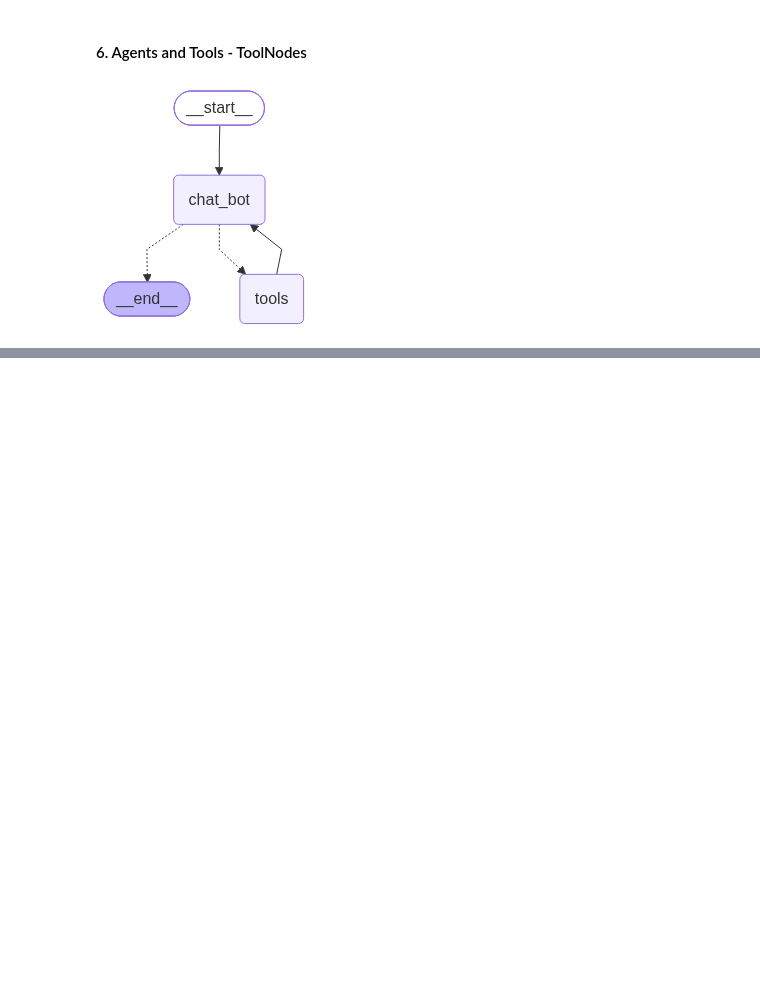
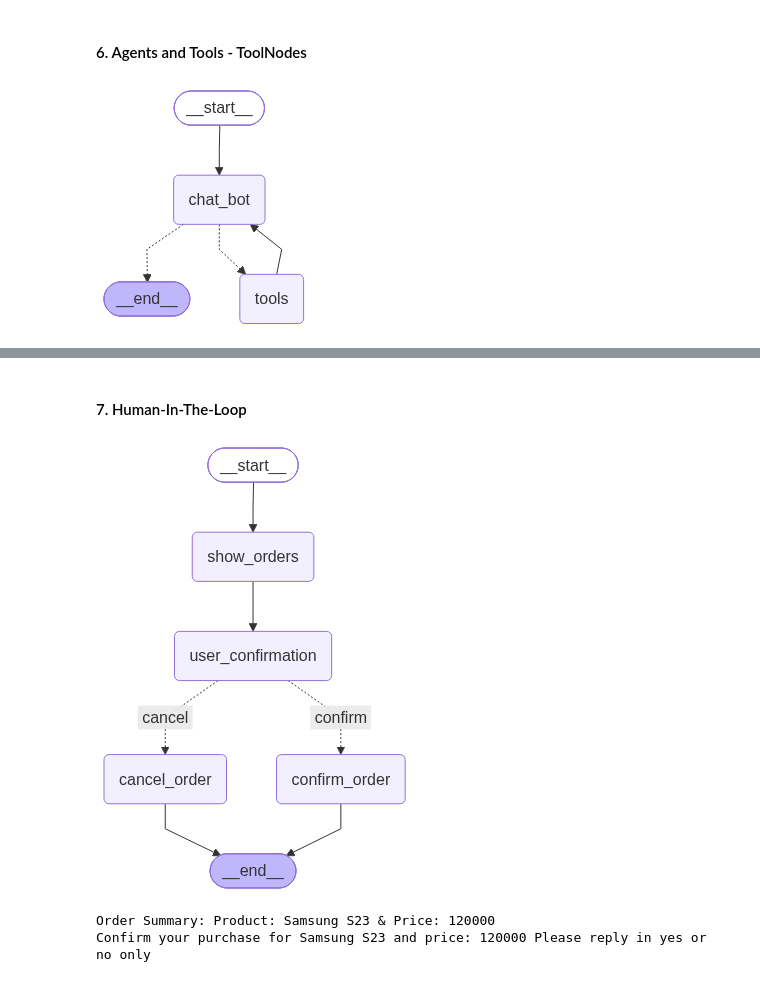
Before and after one commit to chetan99ai/langgraph-project, a Jupyter notebook: langgraph_concepts.ipynb, the cells around one changed output, grey strips where cells are left out. Saved outputs shown, nothing was run; the diff lists cells and outputs as text; code cells hidden in the pictures; blank space fills up the shorter version.

Commit message:
LangGraph - Human In The Loop

```diff
--- a/langgraph_concepts.ipynb
+++ b/langgraph_concepts.ipynb
@@ -444,0 +443,79 @@ Let me know if you’d like more details or a different location!
+# %% [markdown]
+#### 7. Human-In-The-Loop
+# %%
+from pydantic import BaseModel
+from langgraph.graph import StateGraph, START, END
+from langgraph.types import interrupt, Command
+from langgraph.checkpoint.memory import InMemorySaver
+
+class PurchaseState(BaseModel):
+    item: str = ""
+    price: int = 0
+    confirmed: bool = False
+    status:str = ""
+
+def show_orders(state: PurchaseState) -> PurchaseState:
+    print(f"Order Summary: Product: {state.item} & Price: {state.price}")
+    return state
+
+def user_confirmation(state: PurchaseState) -> PurchaseState:
+    response = interrupt(
+        {
+            "question": f"Confirm your purchase for {state.item} and price: {state.price} Please reply in yes or no only"
+        }
+    )
+
+    state.confirmed = response.lower() == "yes"
+    return state
+
+def order_cancel(state: PurchaseState) -> PurchaseState:
+    print("We have canceled your order. Thanks")
+    return state
+
+def order_confirm(state: PurchaseState) -> PurchaseState:
+    print("You successfully placed your order...")
+    return state
+
+# This is not a node.
+# This is just a logic that will be used to decide the next node after user's feedback on the feedback node
+def router(state: PurchaseState) -> Literal["cancel", "confirm"]:
+    if state.confirmed:
+        return "confirm"
+    return "cancel"
+
+graph = StateGraph(PurchaseState)
+graph.add_node("show_orders", show_orders)
+graph.add_node("user_confirmation", user_confirmation)
+graph.add_node("cancel_order", order_cancel)
+graph.add_node("confirm_order", order_confirm)
+
+graph.add_edge(START, "show_orders")
+graph.add_edge("show_orders", "user_confirmation")
+graph.add_conditional_edges(
+    "user_confirmation",
+    router, {
+        "confirm": "confirm_order",
+        "cancel": "cancel_order"
+    })
+graph.add_edge("confirm_order", END)
+graph.add_edge("cancel_order", END)
+
+final_graph = graph.compile(checkpointer=InMemorySaver())
+final_graph
+# %% [output]
+[figure, added]
+# %%
+res = final_graph.invoke(
+    {
+        "item": "Samsung S23", "price": 120000
+    },
+    {
+        "configurable": {
+            "thread_id": "human_in_loop_thrd_1"
+        }
+    }
+)
+print(res["__interrupt__"][0].value["question"])
+# %% [output]
+Order Summary: Product: Samsung S23 & Price: 120000
+Confirm your purchase for Samsung S23 and price: 120000 Please reply in yes or no only
```
Also changed, not shown: parts of 8 cells of this notebook.
